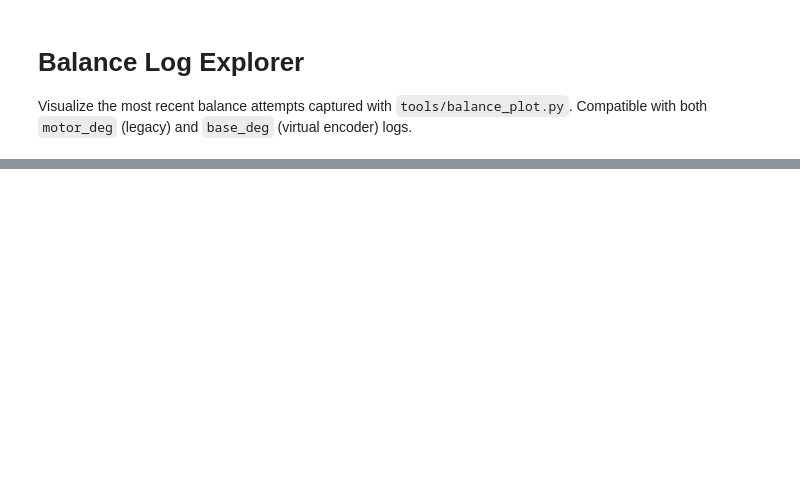
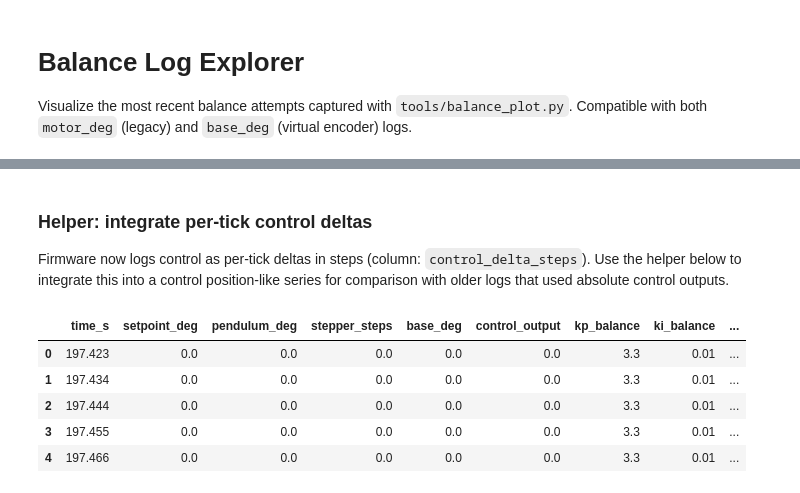
Before and after one commit to Piyushiitk24/Rotary-Inverted-Pendulum, a Jupyter notebook: tools/balance_analysis.ipynb, the cells around one changed output, grey strips where cells are left out. Saved outputs shown, nothing was run; the diff lists cells and outputs as text; code cells hidden in the pictures; blank space fills up the shorter version.

```diff
--- a/tools/balance_analysis.ipynb
+++ b/tools/balance_analysis.ipynb
@@ -156,0 +197,39 @@ else:
+# %% [markdown]
+### Helper: integrate per-tick control deltas
+
+Firmware now logs control as per-tick deltas in steps (column: `control_delta_steps`). Use the helper below to integrate this into a control position-like series for comparison with older logs that used absolute control outputs.
+# %%
+from typing import Optional
+import numpy as np
+import pandas as pd
+
+def integrate_control_delta(df: pd.DataFrame, start: Optional[float] = None, out_col: str = 'control_abs_steps') -> pd.DataFrame:
+    """
+    If the DataFrame contains `control_delta_steps`, add an integrated column (default name: `control_abs_steps`).
+    By default, the integration starts at the first `stepper_steps` value if present; otherwise starts at 0.
+    The function returns the original DataFrame with the new column added (no copy).
+    """
+    if 'control_delta_steps' not in df.columns:
+        # Nothing to do; return as-is
+        return df
+
+    if start is None:
+        start = float(df['stepper_steps'].iloc[0]) if 'stepper_steps' in df.columns and len(df) else 0.0
+
+    deltas = df['control_delta_steps'].to_numpy(dtype=float)
+    integ = np.cumsum(deltas) + float(start)
+    df[out_col] = integ
+    return df
+
+# Example usage on the most recent log (if any):
+if RECENT_LOGS:
+    _df = load_log_dataframe(RECENT_LOGS[0])
+    integrate_control_delta(_df)
+    display(_df.head())
+# %% [output]
+|  | time_s | setpoint_deg | pendulum_deg | stepper_steps | base_deg | control_output | kp_balance | ki_balance | ... |
+| 0 | 197.423 | 0.0 | 0.0 | 0.0 | 0.0 | 0.0 | 3.3 | 0.01 | ... |
+| 1 | 197.434 | 0.0 | 0.0 | 0.0 | 0.0 | 0.0 | 3.3 | 0.01 | ... |
+| 2 | 197.444 | 0.0 | 0.0 | 0.0 | 0.0 | 0.0 | 3.3 | 0.01 | ... |
+| 3 | 197.455 | 0.0 | 0.0 | 0.0 | 0.0 | 0.0 | 3.3 | 0.01 | ... |
+| 4 | 197.466 | 0.0 | 0.0 | 0.0 | 0.0 | 0.0 | 3.3 | 0.01 | ... |
```
Also changed, not shown: parts of 6 cells of this notebook, 2 other files.
